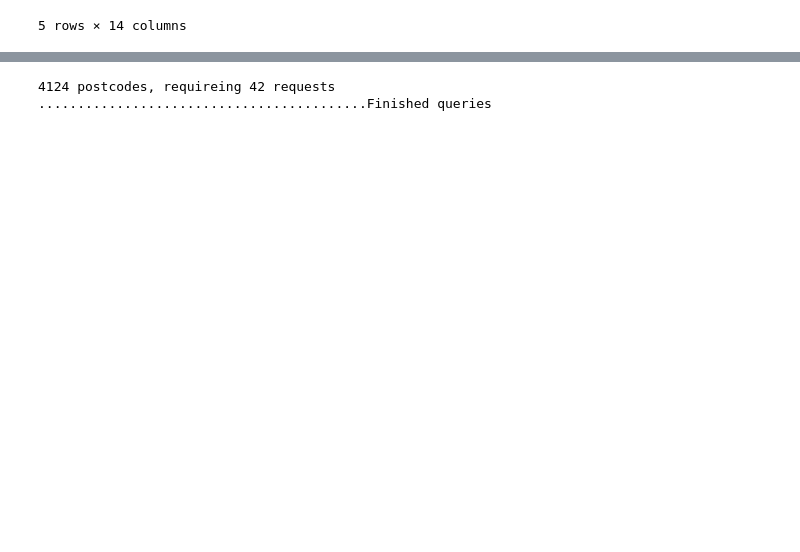
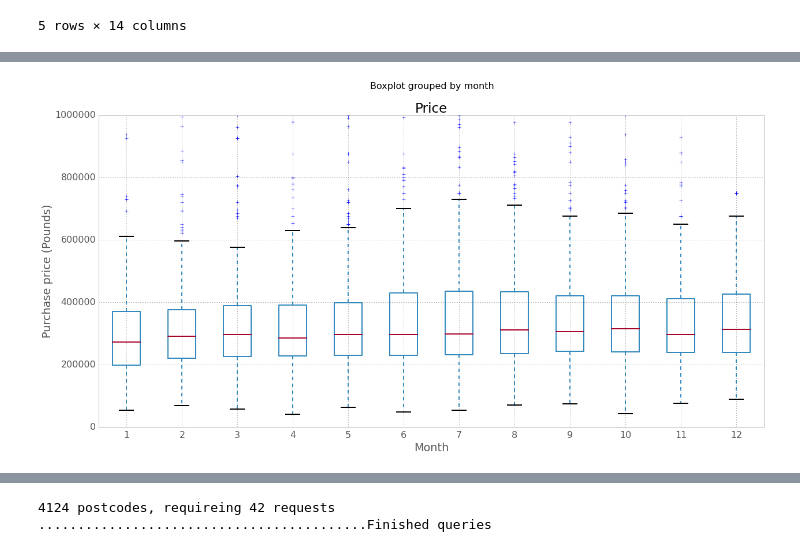
Before and after one commit to Buntworthy/notebooks, a Jupyter notebook: Cambridge house price data.ipynb, the cells around one changed output, grey strips where cells are left out. Drawn from its saved outputs; the diff is of its cells as text; code cells hidden in the pictures; blank space fills up the shorter version.

```diff
--- a/Cambridge house price data.ipynb
+++ b/Cambridge house price data.ipynb
@@ -83,3 +118,12 @@ plt.show()
+# %%
+cropData['month'] = cropData.index.month
+cropData.boxplot(column='Price',by='month',figsize=(20,10))
+plt.ylim((0, 1000000))
+plt.xlabel('Month')
+plt.ylabel('Purchase price (Pounds)')
+plt.show()
+# %% [output]
+[figure, added]
 # %%
 saleCount = cropData['Price'].groupby(cropData.index.month).aggregate(len)
 plt.figure(figsize = (17, 5))
```
Also changed, not shown: parts of 20 cells of this notebook, 3 other files.
